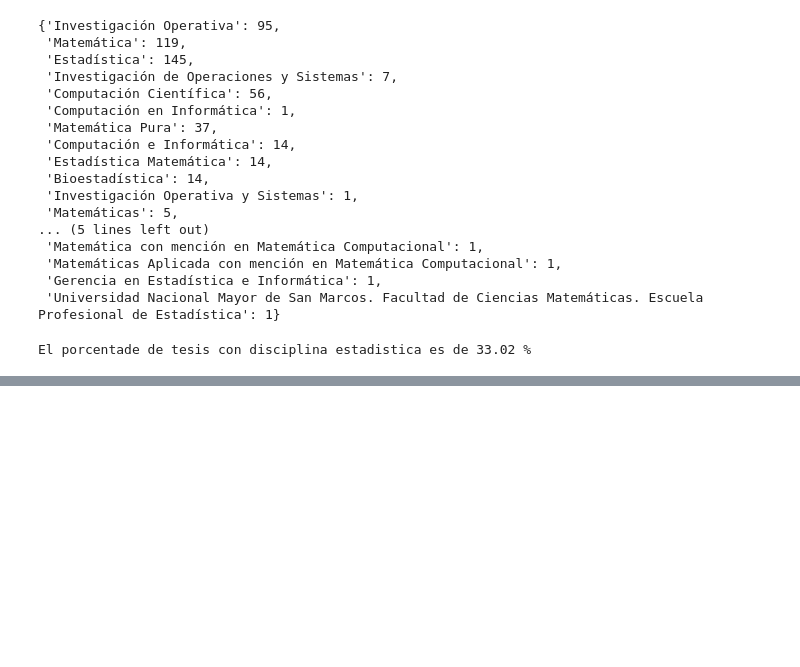
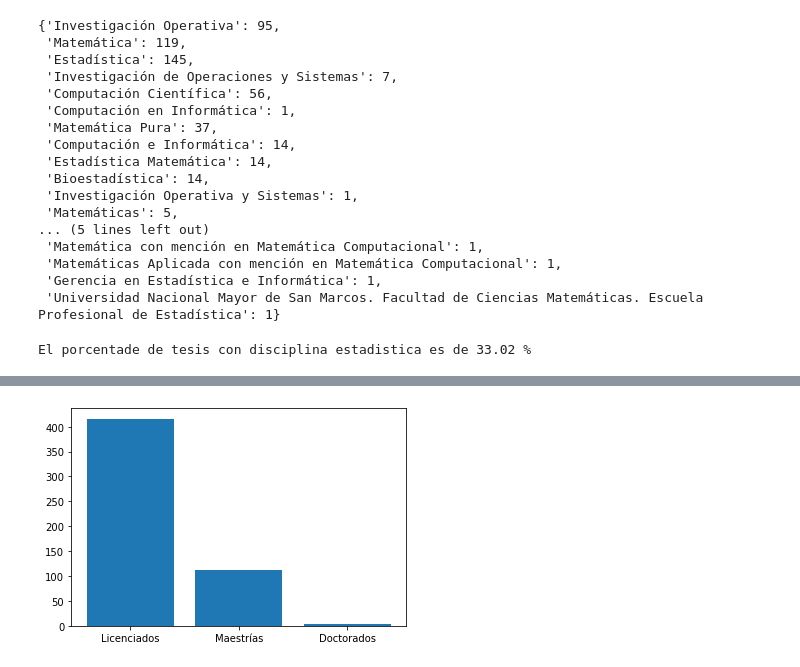
Before and after one commit to Geraldine-Geronimo/LP2_TRABAJO_FINAL, a Jupyter notebook: UNMSM.ipynb, the cells around one changed output, grey strips where cells are left out. Drawn from its saved outputs; the diff is of its cells as text; code cells hidden in the pictures; blank space fills up the shorter version.

```diff
--- a/UNMSM.ipynb
+++ b/UNMSM.ipynb
@@ -489,0 +476,19 @@ plt.show()
+# %%
+import matplotlib.pyplot as plt
+
+# Crear una lista con los títulos a mostrar en el gráfico
+titulos = ["Licenciados", "Maestrías", "Doctorados"]
+
+# Sumar todos los valores de cada diccionario
+valores_licenciados = sum(licenciados.values())
+valores_maestrias = sum(maestrias.values())
+valores_doctorados = sum(doctorados.values())
+
+# Crear una lista con todos los valores
+valores = [valores_licenciados, valores_maestrias, valores_doctorados]
+
+# Crear el gráfico
+plt.bar(titulos, valores)
+plt.show()
+# %% [output]
+[figure, added]
```
Also changed, not shown: parts of 5 cells of this notebook.
